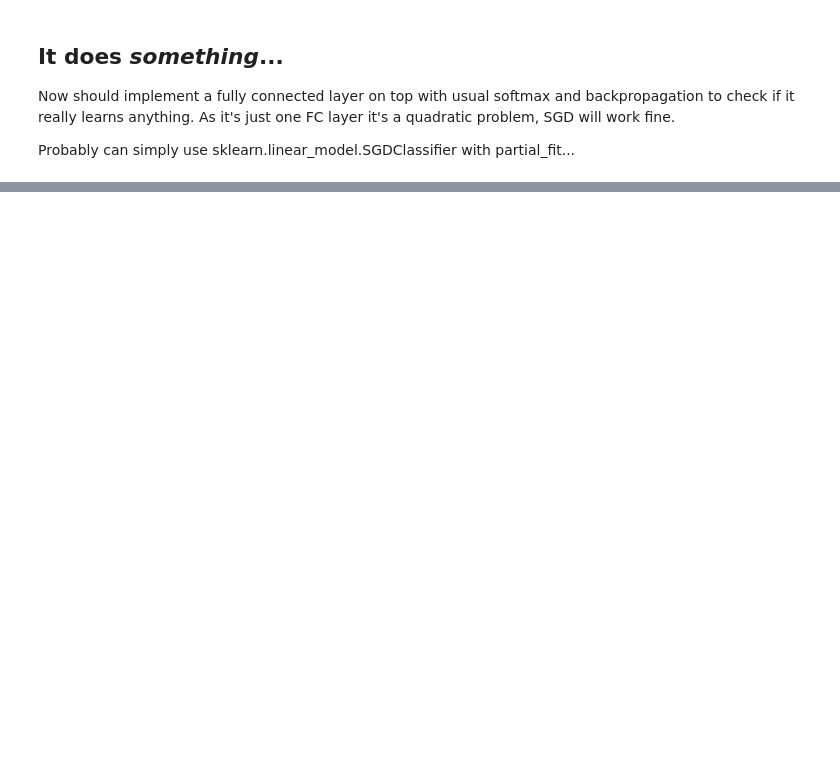
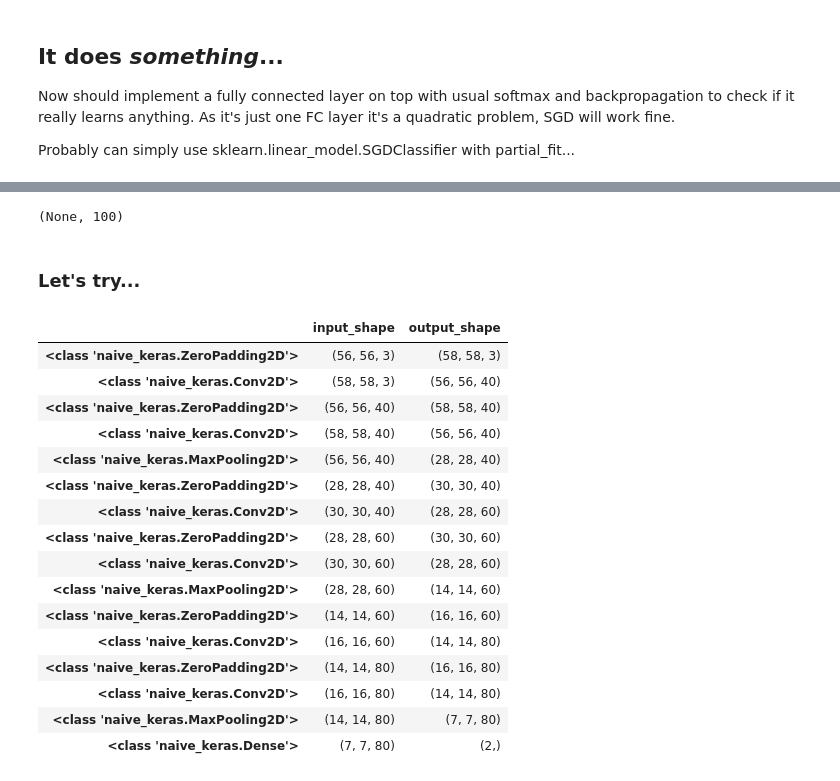
Before and after one commit to mspinaci/deep-learning-examples, a Jupyter notebook: Try without Keras.ipynb, the cells around one changed output, grey strips where cells are left out. Cells and saved outputs as stored; diff of their text form; code cells hidden in the pictures; blank space fills up the shorter version.

```diff
--- a/Try without Keras.ipynb
+++ b/Try without Keras.ipynb
@@ -125,0 +195,51 @@ Probably can simply use sklearn.linear_model.SGDClassifier with partial_fit...
+# %%
+two_layers.layers[1].input_shape
+# %% [output]
+(None, 100)
+# %% [markdown]
+### Let's try...
+# %%
+from importlib import reload
+import naive_keras
+reload(naive_keras)
+from naive_keras import Sequential, Conv2D, MaxPooling2D, ZeroPadding2D, Dense
+
+model = Sequential(ZeroPadding2D(input_shape=(None, 56, 56, 3)),
+                   Conv2D(40),
+                   ZeroPadding2D(),
+                   Conv2D(40),
+                   MaxPooling2D(),
+                   ZeroPadding2D(),
+                   Conv2D(60),
+                   ZeroPadding2D(),
+                   Conv2D(60),
+                   MaxPooling2D(),
+                   ZeroPadding2D(),
+                   Conv2D(80),
+                   ZeroPadding2D(),
+                   Conv2D(80),
+                   MaxPooling2D(),
+                   Dense(2, activation='softmax')
+                  )
+
+model.folder = '/home/spi/nbs/input/train/'
+# %%
+model.summary()
+# %% [output]
+|  | input_shape | output_shape |
+| <class 'naive_keras.ZeroPadding2D'> | (56, 56, 3) | (58, 58, 3) |
+| <class 'naive_keras.Conv2D'> | (58, 58, 3) | (56, 56, 40) |
+| <class 'naive_keras.ZeroPadding2D'> | (56, 56, 40) | (58, 58, 40) |
+| <class 'naive_keras.Conv2D'> | (58, 58, 40) | (56, 56, 40) |
+| <class 'naive_keras.MaxPooling2D'> | (56, 56, 40) | (28, 28, 40) |
+| <class 'naive_keras.ZeroPadding2D'> | (28, 28, 40) | (30, 30, 40) |
+| <class 'naive_keras.Conv2D'> | (30, 30, 40) | (28, 28, 60) |
+| <class 'naive_keras.ZeroPadding2D'> | (28, 28, 60) | (30, 30, 60) |
+| <class 'naive_keras.Conv2D'> | (30, 30, 60) | (28, 28, 60) |
+| <class 'naive_keras.MaxPooling2D'> | (28, 28, 60) | (14, 14, 60) |
+| <class 'naive_keras.ZeroPadding2D'> | (14, 14, 60) | (16, 16, 60) |
+| <class 'naive_keras.Conv2D'> | (16, 16, 60) | (14, 14, 80) |
+| <class 'naive_keras.ZeroPadding2D'> | (14, 14, 80) | (16, 16, 80) |
+| <class 'naive_keras.Conv2D'> | (16, 16, 80) | (14, 14, 80) |
+| <class 'naive_keras.MaxPooling2D'> | (14, 14, 80) | (7, 7, 80) |
+| <class 'naive_keras.Dense'> | (7, 7, 80) | (2,) |
```
Also changed, not shown: parts of 21 cells of this notebook, 1 other file.
